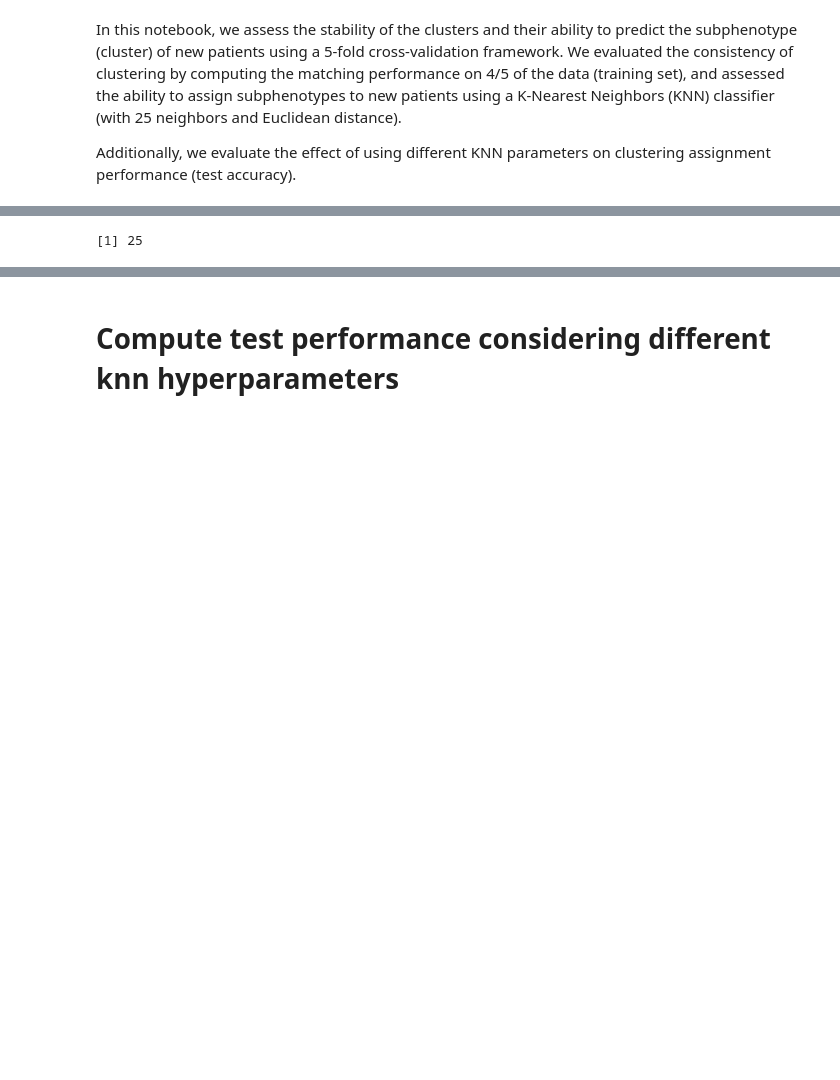
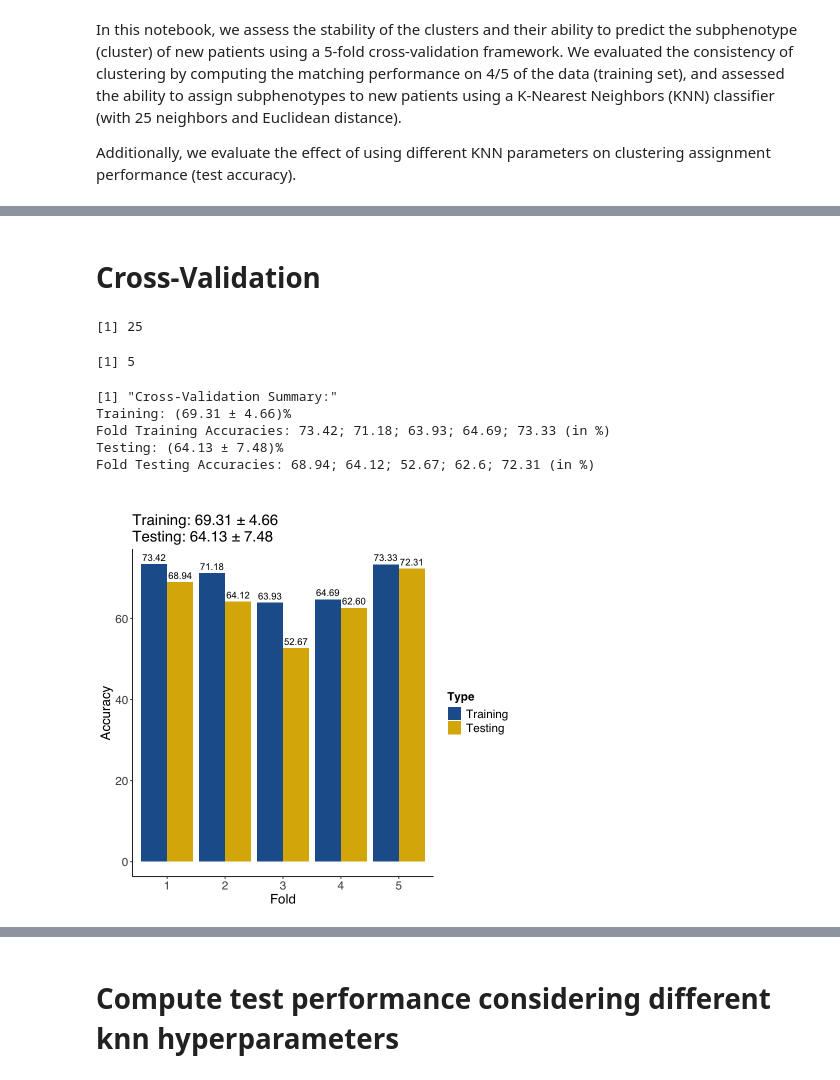
Before and after one commit to istars-fmul/proj-sciii-diagnostic, a Jupyter notebook: notebooks/step4.2_cross_validation.ipynb, the cells around one changed output, grey strips where cells are left out. Saved outputs shown, nothing was run; the diff lists cells and outputs as text; code cells hidden in the pictures; blank space fills up the shorter version.

```diff
--- a/notebooks/step4.2_cross_validation.ipynb
+++ b/notebooks/step4.2_cross_validation.ipynb
@@ -54,17 +54,11 @@ The following object is masked from ‘package:caret’:
     contr.dummy
 # %%
 # Create a directory for the results
-if (!dir.exists("outputs/hyperparameter_knn")) {
-  dir.create("outputs/hyperparameter_knn")
+output_path <- 'outputs/clustering_analysis/hyperparameter_knn/'
+if (!dir.exists(output_path)) {
+  dir.create(output_path)
 }
-output_path <- 'outputs/hyperparameter_knn/'
 # Load the configuration file
 config <- yaml::yaml.load_file("config.yml")
-# Load the landmark coordinates data
-df_coordinates <- read.csv(config$dataset$landmark_coordinates, check.names = FALSE, row.names = 1)
-n_nearst_neighbours <- config$clustering_cross_validation$n_nearst_neighbours
-n_nearst_neighbours
-# %% [output]
-[1] 25
 # %%
 # Load the training data (caucasian population)
@@ -86,0 +76,26 @@ df_korean_cepha_measurements <- read.csv(config$dataset$cephalometric_measuremen
+# %% [markdown]
+# Cross-Validation
+# %%
+n_nearst_neighbours <- config$clustering_cross_validation$n_nearst_neighbours
+n_nearst_neighbours
+# %% [output]
+[1] 25
+# %%
+n_folds <- config$clustering_cross_validation$n_folds
+n_folds
+# %% [output]
+[1] 5
+# %%
+cross_validation <- clustering_cross_validation(df_coordinates = df_coordinates, fun_cluster = 'kmean', k = 6, n_folds = n_folds, verbose = FALSE, cv_stratify = as.factor(df_patient_info$Subpopulation), knn_params = list(k = n_nearst_neighbours), type = "tan")
+# %% [output]
+[1] "Cross-Validation Summary:"
+Training: (69.31 ± 4.66)%
+Fold Training Accuracies: 73.42; 71.18; 63.93; 64.69; 73.33 (in %)
+Testing: (64.13 ± 7.48)%
+Fold Testing Accuracies: 68.94; 64.12; 52.67; 62.6; 72.31 (in %)
+# %%
+# Histogram of fold accuracies
+options(repr.plot.width = 7, repr.plot.height = 7)
+hist_fold_accuracy(cross_validation$fold_accuracies_training, cross_validation$fold_accuracies_testing, output_path = output_path)
+# %% [output]
+[figure, added]
```
Also changed, not shown: parts of 17 cells of this notebook, 24 other files.
